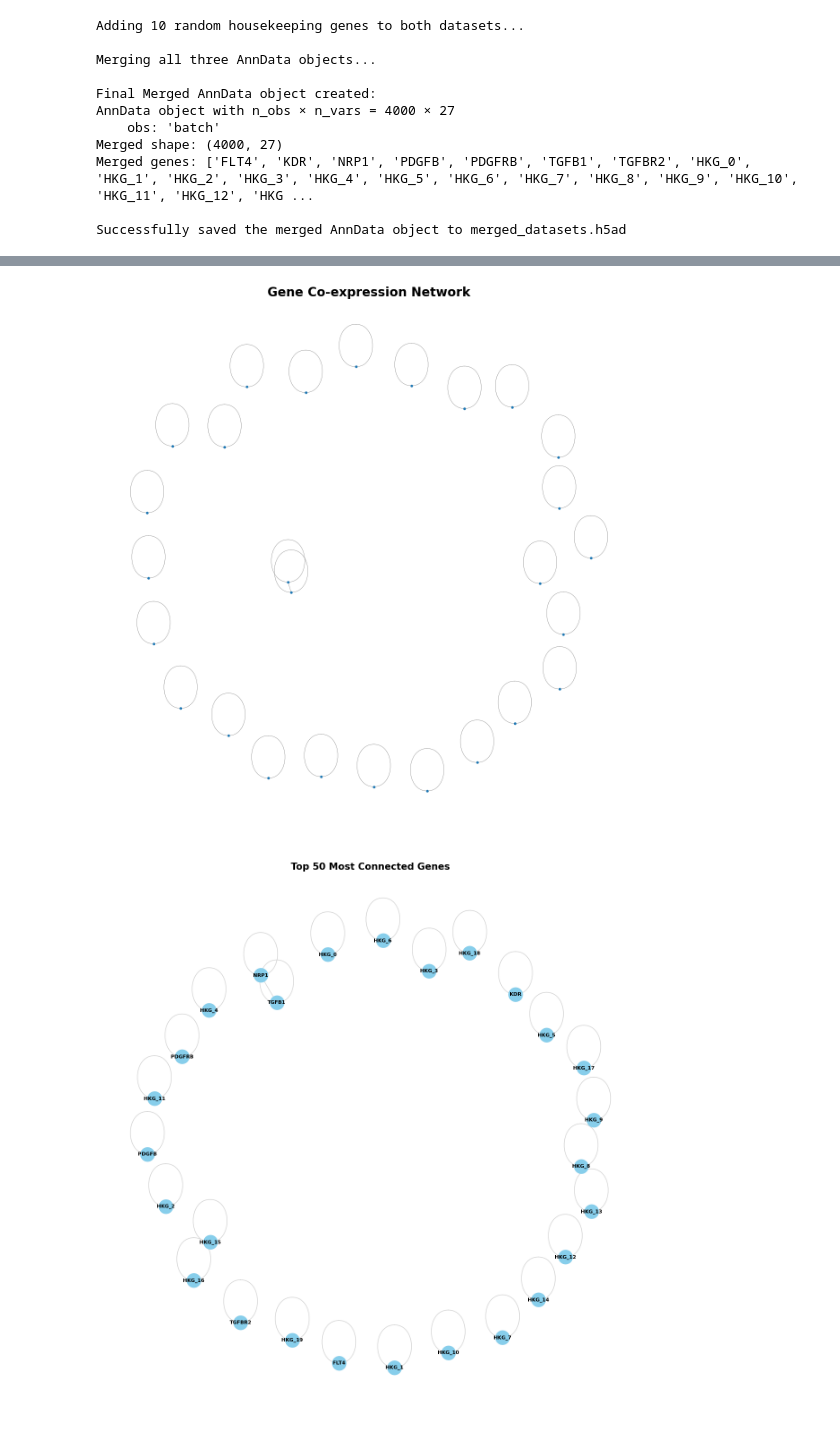
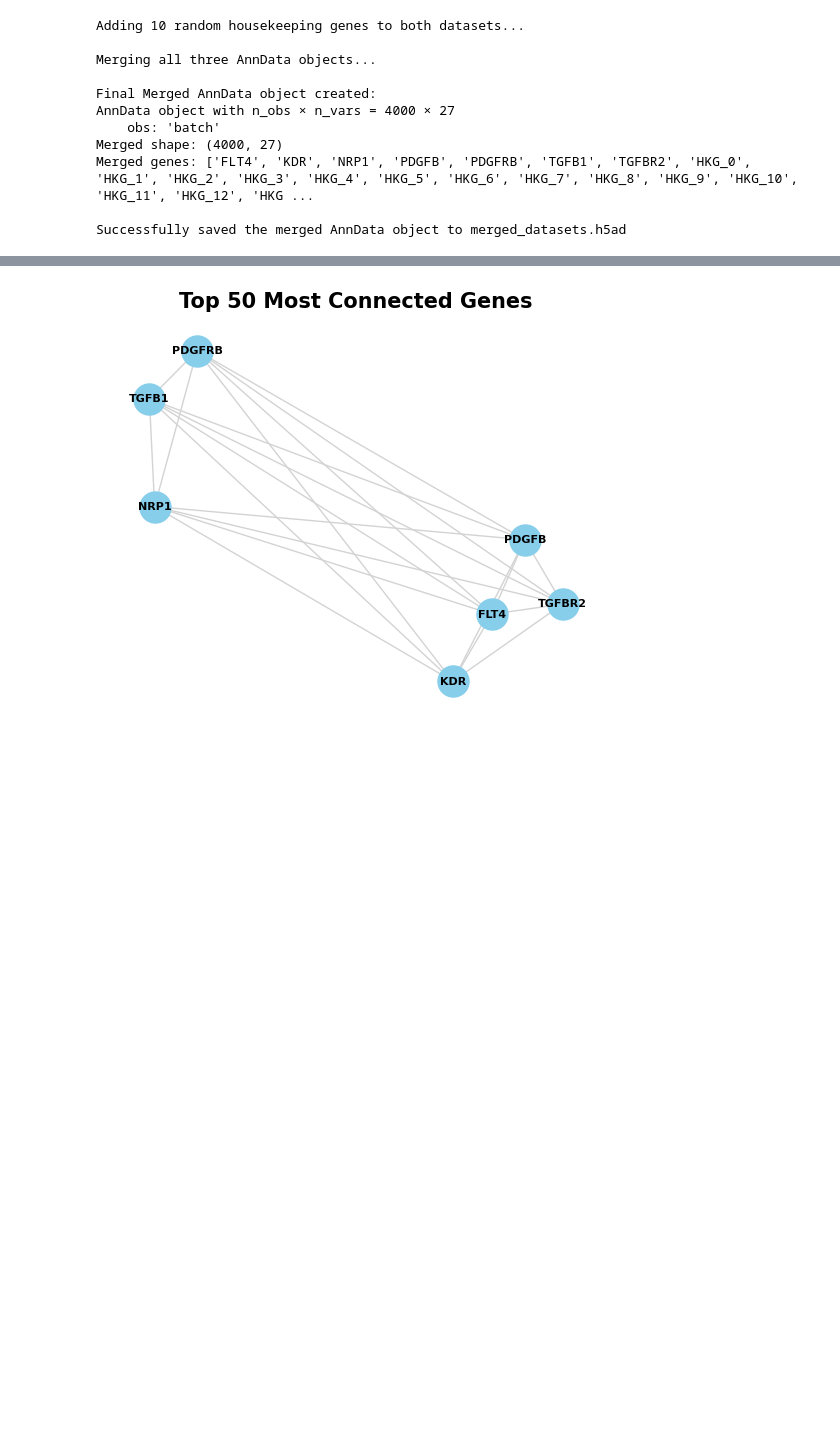
Before and after one commit to cailab-tamu/QuantumXCT, a Jupyter notebook: python/qSim_cell_chat.ipynb, the cells around one changed output, grey strips where cells are left out. Saved outputs shown, nothing was run; the diff lists cells and outputs as text; code cells hidden in the pictures; blank space fills up the shorter version.

Commit message:
Gene network included for cell-cell simulation to verify regulators

```diff
--- a/python/qSim_cell_chat.ipynb
+++ b/python/qSim_cell_chat.ipynb
@@ -435,5 +432,6 @@ corr_matrix = gene_expression_df.T.corr(method='pearson')
 
 # Filter for strong correlations to simplify the network.
 # A common threshold is an absolute correlation of 0.5 or higher.
-threshold = 0.3
+threshold = 0.2
 adj_matrix = np.where(np.abs(corr_matrix) > threshold, corr_matrix, 0)
+np.fill_diagonal(adj_matrix, 0)
@@ -460,46 +438,35 @@ array([[1.        , 0.        , 0.        , 0.        , 0.        ,
 # %%
 import networkx as nx
 import matplotlib.pyplot as plt
 
 # Create a graph object from the adjacency matrix
 G = nx.from_numpy_array(adj_matrix)
 
 # Map the integer indices back to gene names
 gene_names = adata.var_names
 mapping = {i: gene_names[i] for i in range(len(gene_names))}
 G = nx.relabel_nodes(G, mapping)
 
 # Remove nodes that have no connections (isolated genes)
 G.remove_nodes_from(list(nx.isolates(G)))
 
-# Plot the network
-# Spring layout is a good default for biological networks
-pos = nx.spring_layout(G, k=0.1, iterations=50, seed=42)
-
-plt.figure(figsize=(12, 12))
-nx.draw(G,
-        pos,
-        with_labels=False,
-        node_size=10,
-        width=0.5,
-        edge_color='gray')
-plt.title("Gene Co-expression Network", fontsize=20)
-plt.show()
-
 # To get a cleaner plot of a sub-network, you can find the most highly connected genes
 degrees = dict(G.degree())
 most_connected_genes = sorted(degrees, key=degrees.get, reverse=True)[:50]
 subgraph = G.subgraph(most_connected_genes)
 
-plt.figure(figsize=(12, 12))
+# Set a new layout specifically for the subgraph
+subgraph_pos = nx.fruchterman_reingold_layout(subgraph)
+
+plt.figure(figsize=(5, 4))
 nx.draw(subgraph,
+        pos=subgraph_pos,  # Use the new layout here
         with_labels=True,
         node_size=500,
         font_size=8,
         node_color='skyblue',
         edge_color='lightgray')
 plt.title("Top 50 Most Connected Genes", fontsize=15)
 plt.show()
 # %% [output]
-[figure, old version]
+[figure, new version]
-[figure, removed]
```
Also changed, not shown: parts of 7 cells of this notebook.
